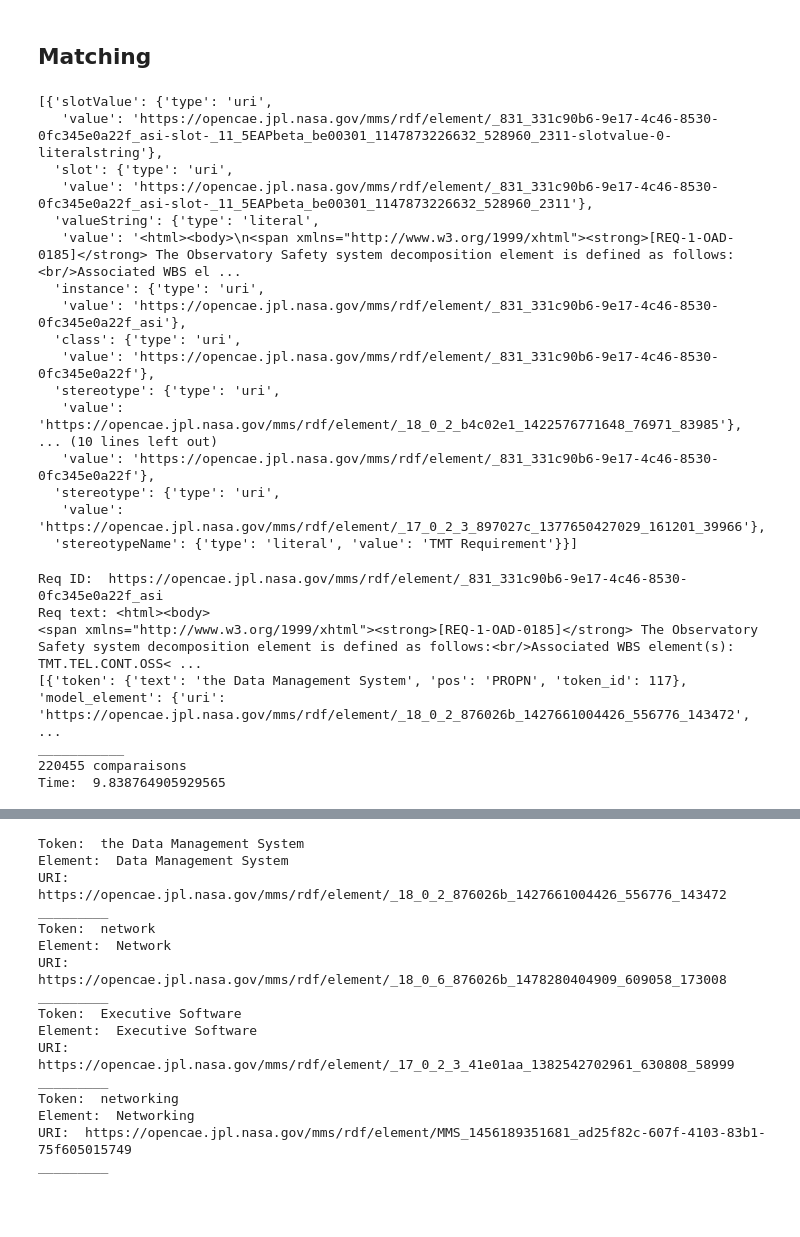
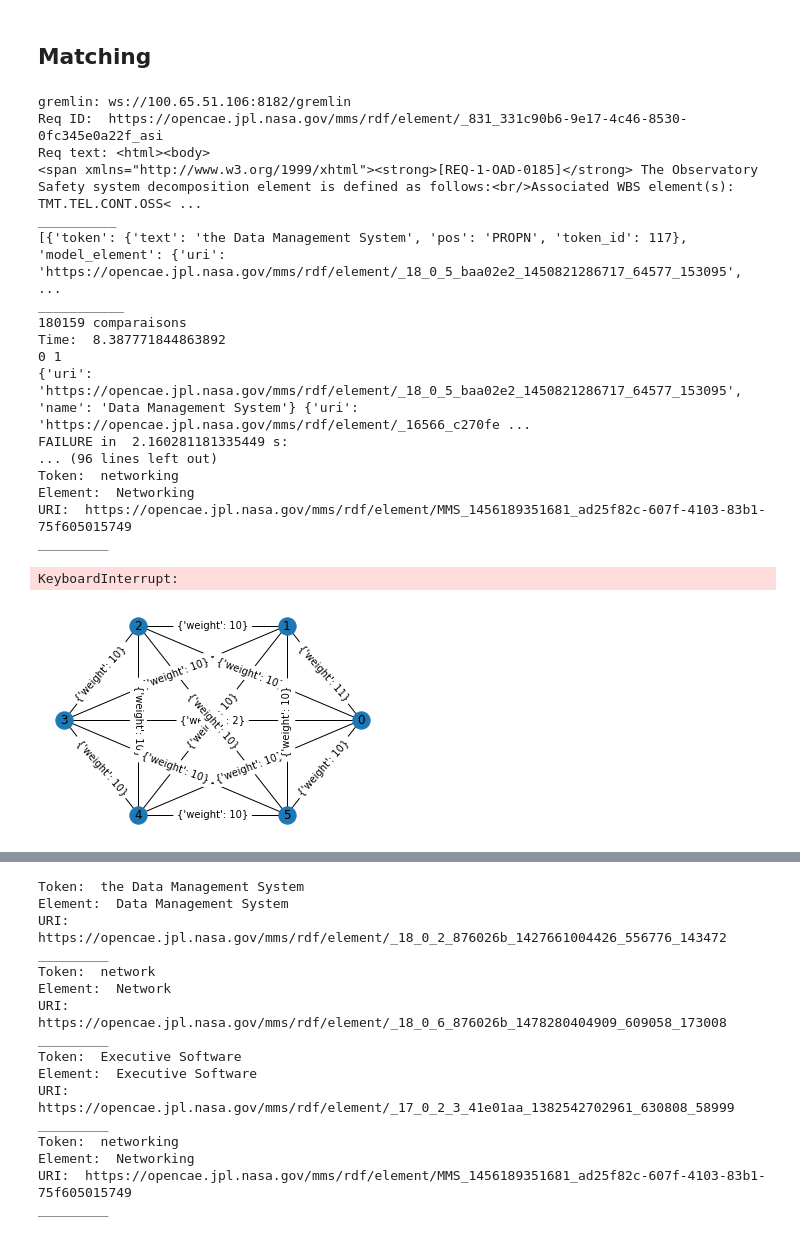
Before and after one commit to Open-MBEE/mms-autocref, a Jupyter notebook: mms-rdf.ipynb, the cells around one changed output, grey strips where cells are left out. Cells and saved outputs as stored; diff of their text form; code cells hidden in the pictures; blank space fills up the shorter version.

Commit message:
Notebook run: Model class

```diff
--- a/mms-rdf.ipynb
+++ b/mms-rdf.ipynb
@@ -79,7 +70,7 @@ select * from mms-graph:data.tmt {
 }
 """
 # %%
-queryElements = """prefix rdf: <http://www.w3.org/1999/02/22-rdf-syntax-ns#>
+query_elements = """prefix rdf: <http://www.w3.org/1999/02/22-rdf-syntax-ns#>
 prefix rdfs: <http://www.w3.org/2000/01/rdf-schema#>
 prefix owl: <http://www.w3.org/2002/07/owl#>
 prefix xsd: <http://www.w3.org/2001/XMLSchema#>
@@ -99,7 +90,7 @@ prefix uml-class: <https://opencae.jpl.nasa.gov/mms/rdf/uml-class/>
 prefix uml-property: <https://opencae.jpl.nasa.gov/mms/rdf/uml-property/>
 
 select * from mms-graph:data.tmt {
-    ?element a/rdfs:subClassOf* ?class
+    ?element a/rdfs:subClassOf* uml-class:Class
     {
         ?element rdfs:label ?label
     } union {
@@ -107,9 +98,10 @@ select * from mms-graph:data.tmt {
     }
 
     filter(isLiteral(?label) && ?label != "")
-    filter(?class = uml-class:Class || ?class = uml-class:Activity)
 }
 """
+# %%
+model = Model("http://100.65.51.106:3001/sparql")
 # %% [markdown]
 ## Clear output graph
 # %%
@@ -138,0 +114,4 @@ print(len(model_elements))
+# %%
+model_elements = model.get_model_elements(query_elements)
+
+print(len(model_elements), 'model elements found')
@@ -149,0 +122,2 @@ print(len(results["results"]["bindings"]))
+# %%
+single_req = model.get_requirement_by_id('slotValue', '_831_331c90b6-9e17-4c46-8530-0fc345e0a22f_asi-slot-_11_5EAPbeta_be00301_1147873226632_528960_2311-slotvalue-0-literalstring')
@@ -150,45 +143,28 @@ print(len(results["results"]["bindings"]))
 # %% [markdown]
 ## Matching
-# %%
-results["results"]["bindings"]
-# %% [output]
-[{'slotValue': {'type': 'uri',
-   'value': 'https://opencae.jpl.nasa.gov/mms/rdf/element/_831_331c90b6-9e17-4c46-8530-0fc345e0a22f_asi-slot-_11_5EAPbeta_be00301_1147873226632_528960_2311-slotvalue-0-literalstring'},
-  'slot': {'type': 'uri',
-   'value': 'https://opencae.jpl.nasa.gov/mms/rdf/element/_831_331c90b6-9e17-4c46-8530-0fc345e0a22f_asi-slot-_11_5EAPbeta_be00301_1147873226632_528960_2311'},
-  'valueString': {'type': 'literal',
-   'value': '<html><body>\n<span xmlns="http://www.w3.org/1999/xhtml"><strong>[REQ-1-OAD-0185]</strong> The Observatory Safety system decomposition element is defined as follows:<br/>Associated WBS el ...
-  'instance': {'type': 'uri',
-   'value': 'https://opencae.jpl.nasa.gov/mms/rdf/element/_831_331c90b6-9e17-4c46-8530-0fc345e0a22f_asi'},
-  'class': {'type': 'uri',
-   'value': 'https://opencae.jpl.nasa.gov/mms/rdf/element/_831_331c90b6-9e17-4c46-8530-0fc345e0a22f'},
-  'stereotype': {'type': 'uri',
-   'value': 'https://opencae.jpl.nasa.gov/mms/rdf/element/_18_0_2_b4c02e1_1422576771648_76971_83985'},
-... (10 lines left out)
-   'value': 'https://opencae.jpl.nasa.gov/mms/rdf/element/_831_331c90b6-9e17-4c46-8530-0fc345e0a22f'},
-  'stereotype': {'type': 'uri',
-   'value': 'https://opencae.jpl.nasa.gov/mms/rdf/element/_17_0_2_3_897027c_1377650427029_161201_39966'},
-  'stereotypeName': {'type': 'literal', 'value': 'TMT Requirement'}}]
-# %%
-time1 = time.time()
-for result in results["results"]["bindings"]:
-#     if str.startswith(result["str"]["value"], "<html>"):
-    req_object = Requirement(result["instance"]["value"], result["valueString"]["value"])
-    matches, c = req_object.match_req_tokens(model_elements, 0.0035)
-    if len(matches)>2:
-        print('Req ID: ', result["instance"]["value"], '\nReq text:' , (result["valueString"]["value"]))
-        print(matches, '\n___________')
-        print(c, 'comparaisons')
-        print('Time: ', time.time()-time1)
-        break
-# %% [output]
-Req ID:  https://opencae.jpl.nasa.gov/mms/rdf/element/_831_331c90b6-9e17-4c46-8530-0fc345e0a22f_asi
-Req text: <html><body>
-<span xmlns="http://www.w3.org/1999/xhtml"><strong>[REQ-1-OAD-0185]</strong> The Observatory Safety system decomposition element is defined as follows:<br/>Associated WBS element(s): TMT.TEL.CONT.OSS< ...
-[{'token': {'text': 'the Data Management System', 'pos': 'PROPN', 'token_id': 117}, 'model_element': {'uri': 'https://opencae.jpl.nasa.gov/mms/rdf/element/_18_0_2_876026b_1427661004426_556776_143472', ...
-___________
-220455 comparaisons
-Time:  9.838764905929565
+# %%
+g = neptune.graphTraversal()
+single_result = model.match_requirement(g, single_req[0], model_elements, pprint=True)
+# %% [output]
+gremlin: ws://100.65.51.106:8182/gremlin
+Req ID:  https://opencae.jpl.nasa.gov/mms/rdf/element/_831_331c90b6-9e17-4c46-8530-0fc345e0a22f_asi
+Req text: <html><body>
+<span xmlns="http://www.w3.org/1999/xhtml"><strong>[REQ-1-OAD-0185]</strong> The Observatory Safety system decomposition element is defined as follows:<br/>Associated WBS element(s): TMT.TEL.CONT.OSS< ...
+__________
+[{'token': {'text': 'the Data Management System', 'pos': 'PROPN', 'token_id': 117}, 'model_element': {'uri': 'https://opencae.jpl.nasa.gov/mms/rdf/element/_18_0_5_baa02e2_1450821286717_64577_153095',  ...
+___________
+180159 comparaisons
+Time:  8.387771844863892
+0 1
+{'uri': 'https://opencae.jpl.nasa.gov/mms/rdf/element/_18_0_5_baa02e2_1450821286717_64577_153095', 'name': 'Data Management System'} {'uri': 'https://opencae.jpl.nasa.gov/mms/rdf/element/_16566_c270fe ...
+FAILURE in  2.160281181335449 s:
+... (96 lines left out)
+Token:  networking
+Element:  Networking
+URI:  https://opencae.jpl.nasa.gov/mms/rdf/element/MMS_1456189351681_ad25f82c-607f-4103-83b1-75f605015749
+_________
+KeyboardInterrupt:
+[figure, added]
 # %%
 time2 = time.time()
 g = neptune.graphTraversal()
```
Also changed, not shown: parts of 34 cells of this notebook.
